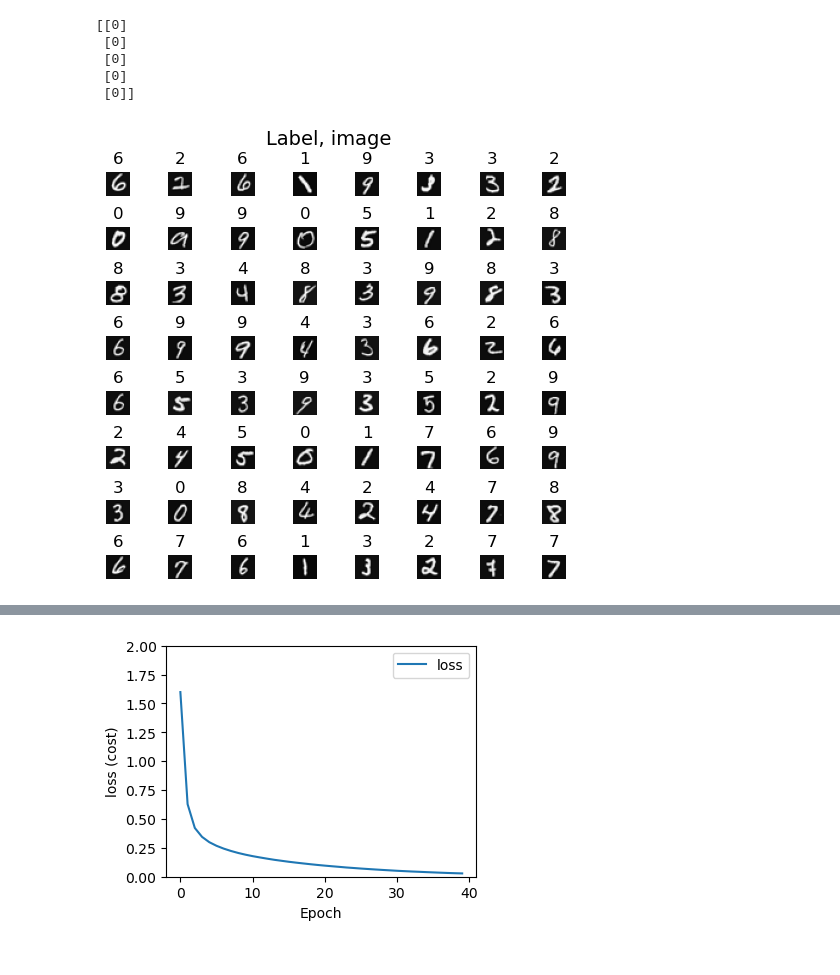
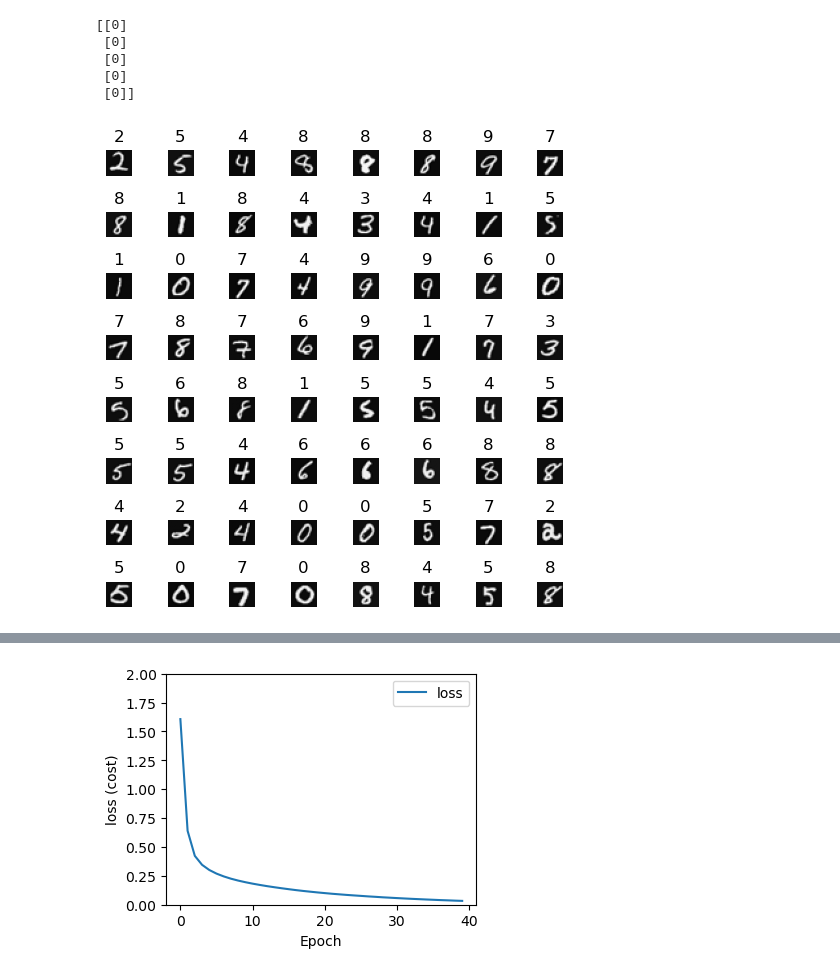
Before and after one commit to Abhijith-py/supervised-ml, a Jupyter notebook: C2_W2_Assignment-coursera.ipynb, the cells around one changed output, grey strips where cells are left out. Drawn from its saved outputs; the diff is of its cells as text; code cells hidden in the pictures.

```diff
--- a/C2_W2_Assignment-coursera.ipynb
+++ b/C2_W2_Assignment-coursera.ipynb
@@ -54,32 +55,32 @@ def widgvis(fig):
 # %%
 import warnings
 warnings.simplefilter(action='ignore', category=FutureWarning)
 
 
 m, n = x_train.shape
 
-fig, axes = plt.subplots(8,8, figsize=(5,5))
-fig.tight_layout(pad=0.13,rect=[0, 0.03, 1, 0.91]) #[left, bottom, right, top]
+fig, axes = plt.subplots(8,8, figsize=(5,5)) #Creates a figure with 64 small plots arranged 8 by 8
+fig.tight_layout(pad=0.13,rect=[0, 0.03, 1, 0.91]) #Adjusts spacing so the subplots don’t overlap and leaves room at the top for the main title
 
-#fig.tight_layout(pad=0.5)
+fig.tight_layout(pad=0.5)
 widgvis(fig)
+
 for i,ax in enumerate(axes.flat):
     # Select random indices
     random_index = np.random.randint(m)
 
     # Select rows corresponding to the random indices and
     # reshape the image
     X_random_reshaped = x_train[random_index].reshape((20,20)).T
 
     # Display the image
     ax.imshow(X_random_reshaped, cmap='gray')
 
     # Display the label above the image
     ax.set_title(y_train[random_index,0])
     ax.set_axis_off()
-    fig.suptitle("Label, image", fontsize=14)
 # %% [output]
-[figure, old version]
+[figure, new version]
 # %%
 tf.random.set_seed(1234)
 
```
Also changed, not shown: parts of 6 cells of this notebook.
